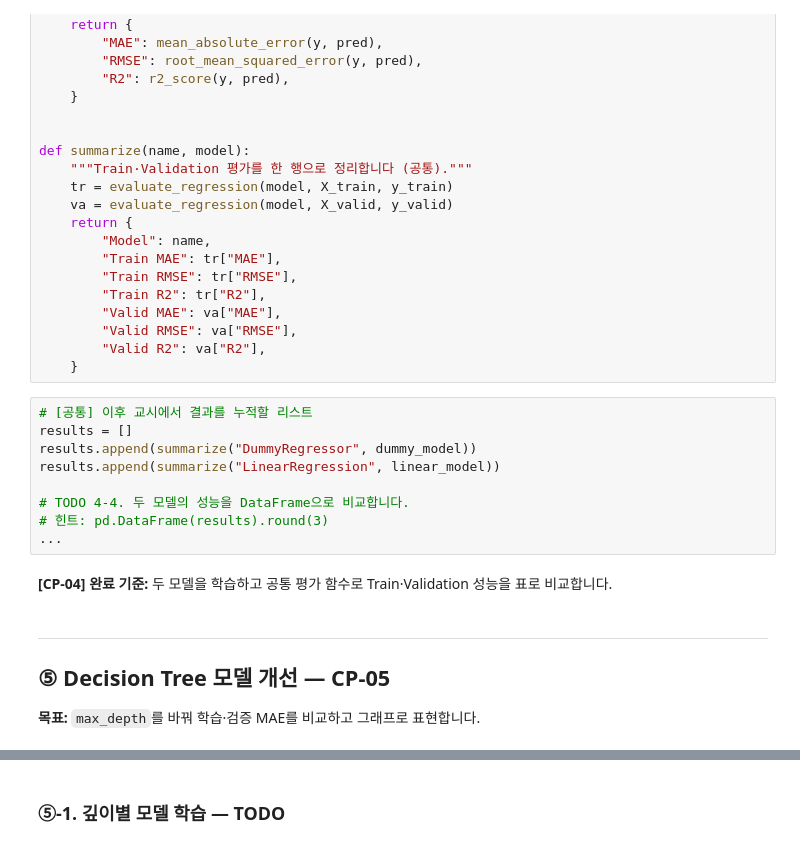
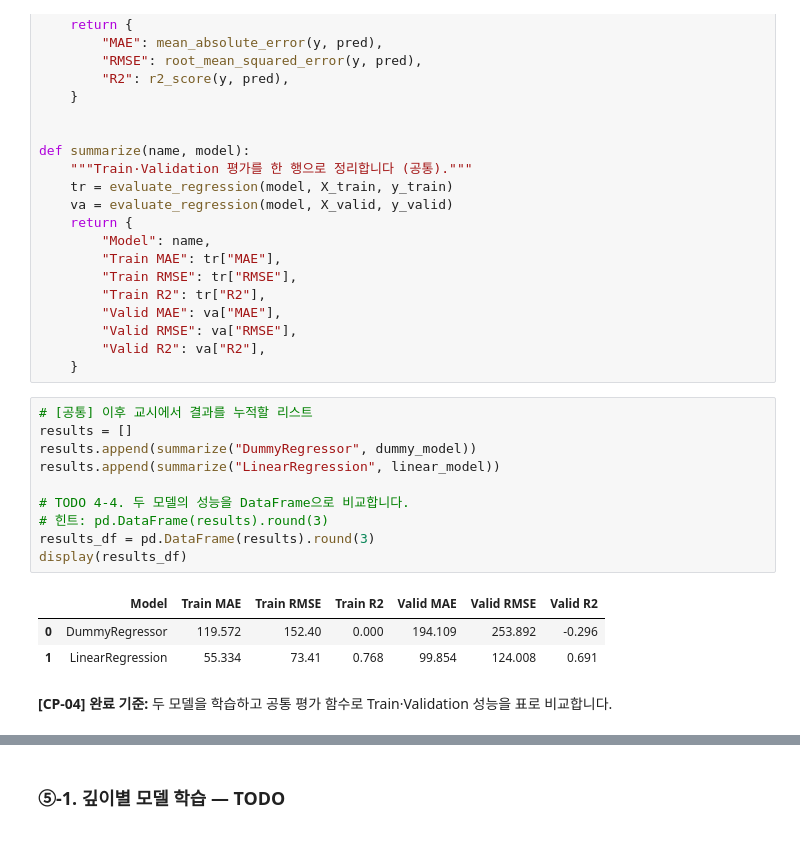
Before and after one commit to iremys/ai-mini-projects, a Jupyter notebook: mini-project-01/code/01_regression_bike_demand.ipynb, the cells around one changed output, grey strips where cells are left out. Saved outputs shown, nothing was run; the diff lists cells and outputs as text.

```diff
--- a/mini-project-01/code/01_regression_bike_demand.ipynb
+++ b/mini-project-01/code/01_regression_bike_demand.ipynb
@@ -755,15 +768,16 @@ def summarize(name, model):
 # %%
 # [공통] 이후 교시에서 결과를 누적할 리스트
 results = []
 results.append(summarize("DummyRegressor", dummy_model))
 results.append(summarize("LinearRegression", linear_model))
 
 # TODO 4-4. 두 모델의 성능을 DataFrame으로 비교합니다.
 # 힌트: pd.DataFrame(results).round(3)
-...
+results_df = pd.DataFrame(results).round(3)
+display(results_df)
+# %% [output]
+|  | Model | Train MAE | Train RMSE | Train R2 | Valid MAE | Valid RMSE | Valid R2 |
+| 0 | DummyRegressor | 119.572 | 152.40 | 0.000 | 194.109 | 253.892 | -0.296 |
+| 1 | LinearRegression | 55.334 | 73.41 | 0.768 | 99.854 | 124.008 | 0.691 |
-# %% [markdown]
-**[CP-04] 완료 기준:** 두 모델을 학습하고 공통 평가 함수로 Train·Validation 성능을 표로 비교합니다.
-# %% [markdown]
----
-## ⑤ Decision Tree 모델 개선 — CP-05
-**목표:** `max_depth`를 바꿔 학습·검증 MAE를 비교하고 그래프로 표현합니다.
+# %% [markdown]
+**[CP-04] 완료 기준:** 두 모델을 학습하고 공통 평가 함수로 Train·Validation 성능을 표로 비교합니다.
```
Also changed, not shown: parts of 10 cells of this notebook.
